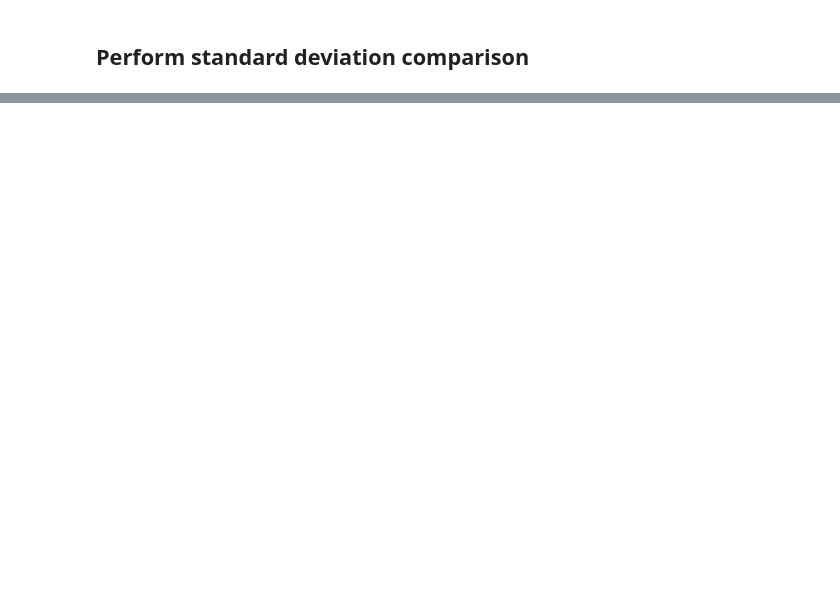
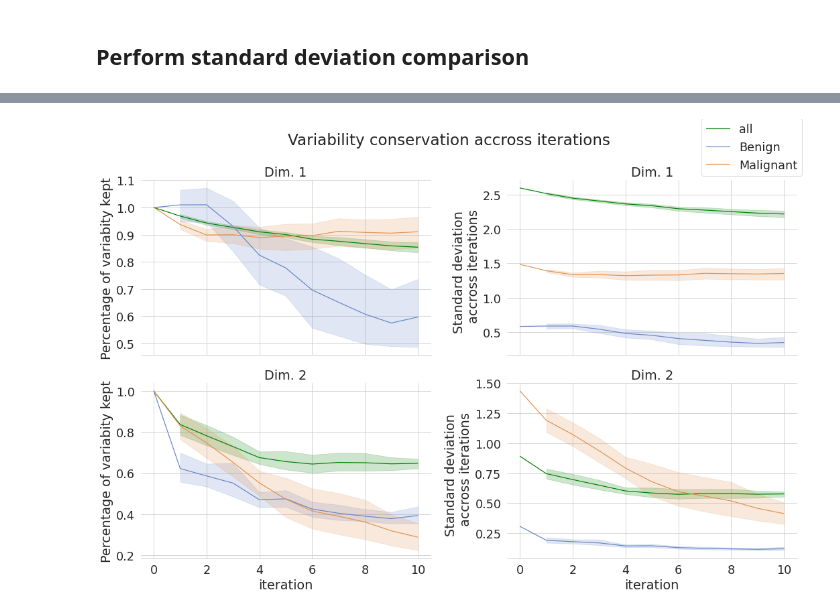
Before and after one commit to octopize/avatar-paper, a Jupyter notebook: notebooks/final_figure/2.Iteration_WBCD.ipynb, the cells around one changed output, grey strips where cells are left out. Drawn from its saved outputs; the diff is of its cells as text; code cells hidden in the pictures; blank space fills up the shorter version.

```diff
--- a/notebooks/final_figure/2.Iteration_WBCD.ipynb
+++ b/notebooks/final_figure/2.Iteration_WBCD.ipynb
@@ -386,0 +293,45 @@ Text(0.5, 0.98, 'standard deviation accross iterations for each modality')
+# %%
+def plot_variability_percentage(data, dimension, y, y_label, axs):
+
+    # paper_rc = {"lines.markersize": 11}
+    # sns.set_style("whitegrid")
+    # sns.set_context("paper", font_scale = 2, rc = paper_rc)
+    # with plt.style.context("seaborn-whitegrid"):
+    #         plt.rcParams["axes.edgecolor"] = "0.15"
+    #         plt.rcParams["axes.linewidth"] = 1.25
+    #         plt.rcParams["font.family"] = "sans-serif"
+    #         plt.rcParams["font.sans-serif"] = ["Helvetica"]
+
+    axs = axs or plt.gca()
+    sns.lineplot(data=data[data["dimension"] == dimension],
+                x="iteration",
+                y=data[y],
+                hue="modality",
+                ci = 95,
+                palette = ["green", colors.loc["benign", "color"] , colors.loc["malignant", "color", ]],
+                ax=axs
+                )
+    axs.set(
+        title=dimension
+        )
+    axs.get_legend().remove()
+
+    axs.set_ylabel(y_label)
+    fig.suptitle('Variability conservation accross iterations')
+# %%
+fig, axs = plt.subplots(2, 2,  figsize = (15, 10),  sharex=True)
+sns.despine(left=True)
+
+plot_variability_percentage(results, "Dim. 1", "percentage", 'Percentage of variabity kept', axs=axs[0, 0])
+plot_variability_percentage(results, "Dim. 1", "std", 'Standard deviation  \n accross iterations', axs=axs[0, 1])
+plot_variability_percentage(results, "Dim. 2", "percentage", 'Percentage of variabity kept', axs=axs[1, 0] )
+plot_variability_percentage(results, "Dim. 2", "std", 'Standard deviation  \n accross iterations', axs=axs[1, 1] )
+
+# Add the legend
+handles, _ = axs[1, 1].get_legend_handles_labels()
+fig.legend(loc = (0.85, 0.88), labels = ["all", "Benign", "Malignant", ], handles = handles[:], ncol=1)
+
+plt.tight_layout()
+plt.show()
+# %% [output]
+[figure, added]
```
Also changed, not shown: parts of 21 cells of this notebook, 4 other files.
